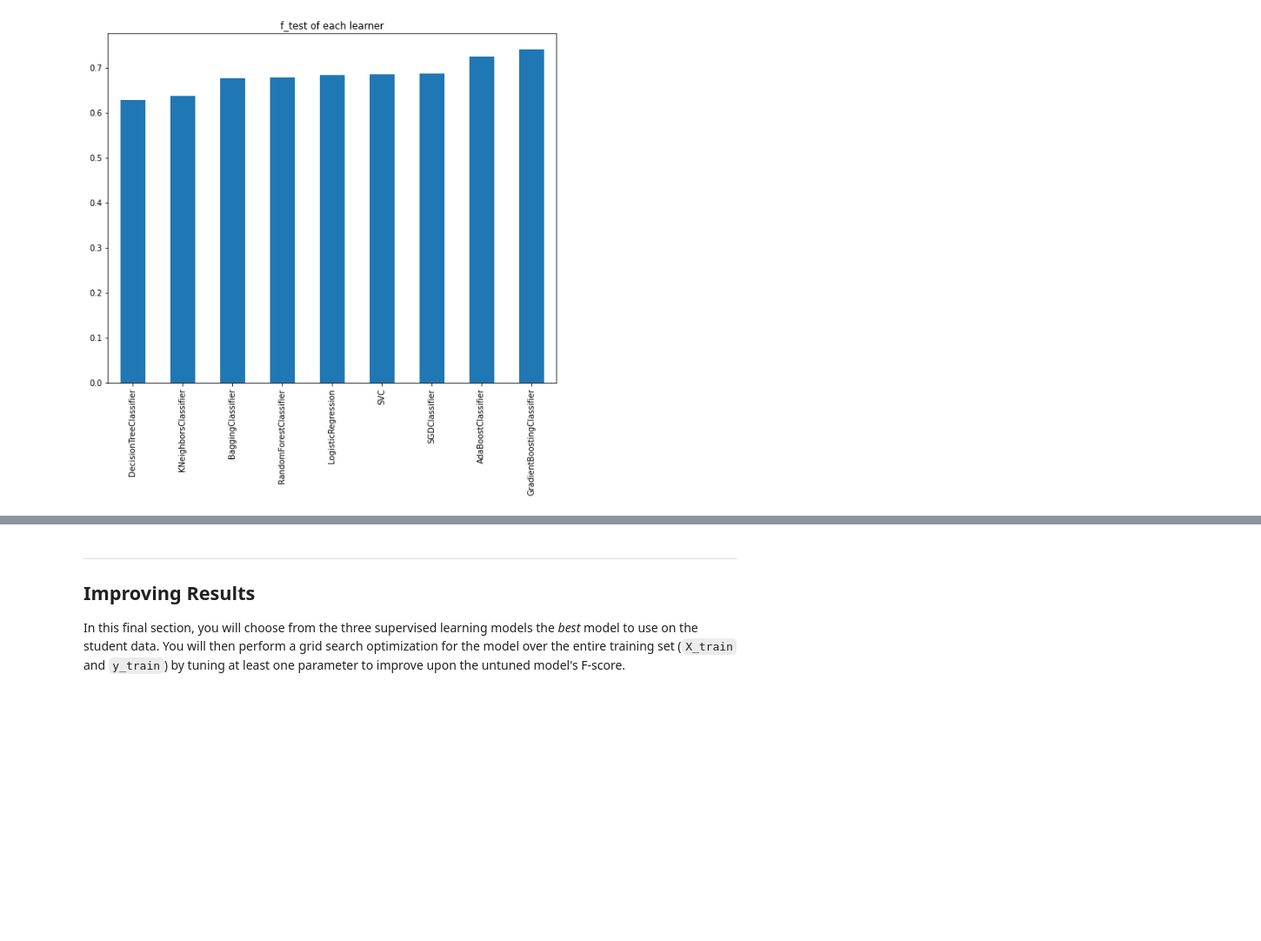
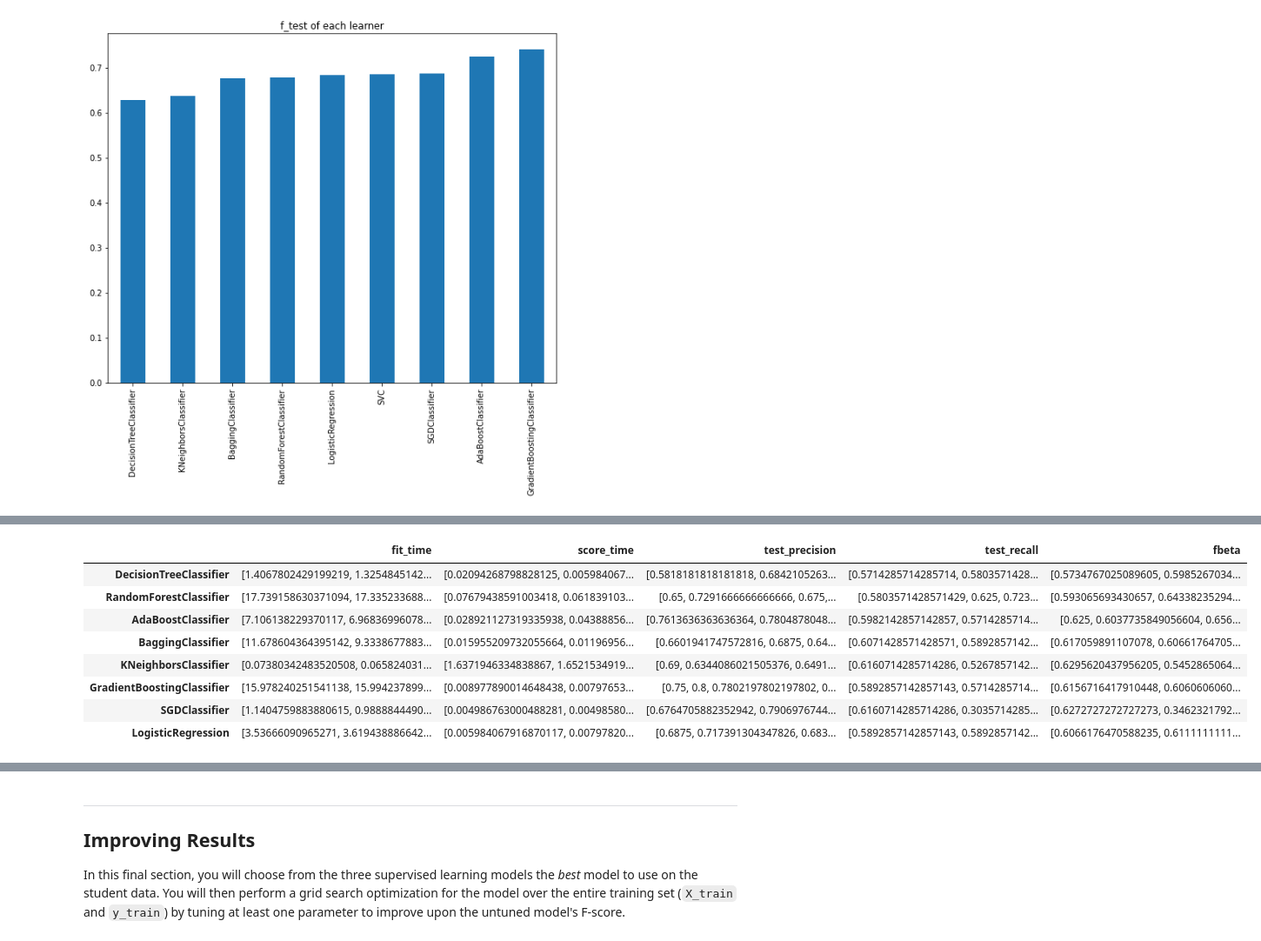
Before and after one commit to amine-mih-dev/salary-prediction, a Jupyter notebook: starter/finding_donors.ipynb, the cells around one changed output, grey strips where cells are left out. Shown at 87% size. Drawn from its saved outputs; the diff is of its cells as text; code cells hidden in the pictures; blank space fills up the shorter version.

```diff
--- a/starter/finding_donors.ipynb
+++ b/starter/finding_donors.ipynb
@@ -918,0 +836,15 @@ plt.xticks(rotation = 45)
+# %%
+# calculate fbeta score for each classifier
+beta = .5
+cross_val_scores_df['fbeta'] = (1 + beta**2) * cross_val_scores_df['test_recall'] * cross_val_scores_df['test_precision'] / (beta**2 * cross_val_scores_df['test_recall'] + cross_val_scores_df['test_precision'])
+cross_val_scores_df
+# %% [output]
+|  | fit_time | score_time | test_precision | test_recall | fbeta |
+| DecisionTreeClassifier | [1.4067802429199219, 1.3254845142... | [0.02094268798828125, 0.005984067... | [0.5818181818181818, 0.6842105263... | [0.5714285714285714, 0.5803571428... | [0.5734767025089605, 0.5985267034... |
+| RandomForestClassifier | [17.739158630371094, 17.335233688... | [0.07679438591003418, 0.061839103... | [0.65, 0.7291666666666666, 0.675,... | [0.5803571428571429, 0.625, 0.723... | [0.593065693430657, 0.64338235294... |
+| AdaBoostClassifier | [7.106138229370117, 6.96836996078... | [0.028921127319335938, 0.04388856... | [0.7613636363636364, 0.7804878048... | [0.5982142857142857, 0.5714285714... | [0.625, 0.6037735849056604, 0.656... |
+| BaggingClassifier | [11.678604364395142, 9.3338677883... | [0.015955209732055664, 0.01196956... | [0.6601941747572816, 0.6875, 0.64... | [0.6071428571428571, 0.5892857142... | [0.617059891107078, 0.60661764705... |
+| KNeighborsClassifier | [0.07380342483520508, 0.065824031... | [1.6371946334838867, 1.6521534919... | [0.69, 0.6344086021505376, 0.6491... | [0.6160714285714286, 0.5267857142... | [0.6295620437956205, 0.5452865064... |
+| GradientBoostingClassifier | [15.978240251541138, 15.994237899... | [0.008977890014648438, 0.00797653... | [0.75, 0.8, 0.7802197802197802, 0... | [0.5892857142857143, 0.5714285714... | [0.6156716417910448, 0.6060606060... |
+| SGDClassifier | [1.1404759883880615, 0.9888844490... | [0.004986763000488281, 0.00498580... | [0.6764705882352942, 0.7906976744... | [0.6160714285714286, 0.3035714285... | [0.6272727272727273, 0.3462321792... |
+| LogisticRegression | [3.53666090965271, 3.619438886642... | [0.005984067916870117, 0.00797820... | [0.6875, 0.717391304347826, 0.683... | [0.5892857142857143, 0.5892857142... | [0.6066176470588235, 0.6111111111... |
```
Also changed, not shown: parts of 17 cells of this notebook.
